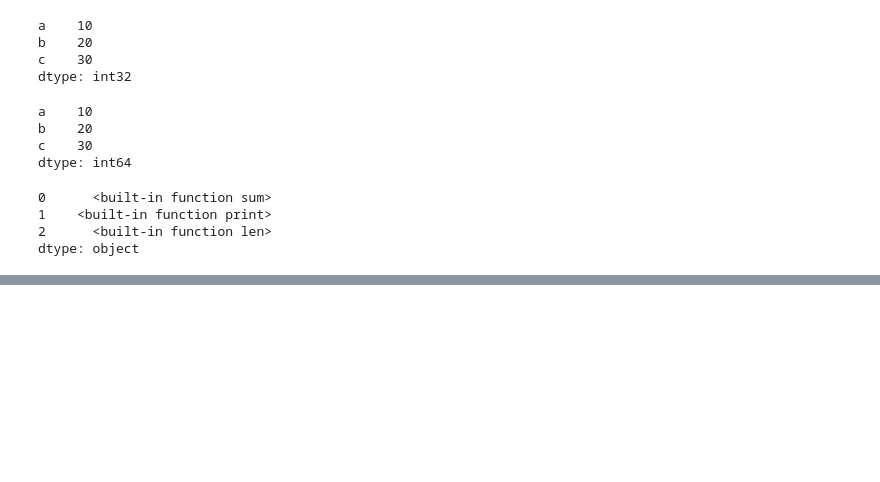
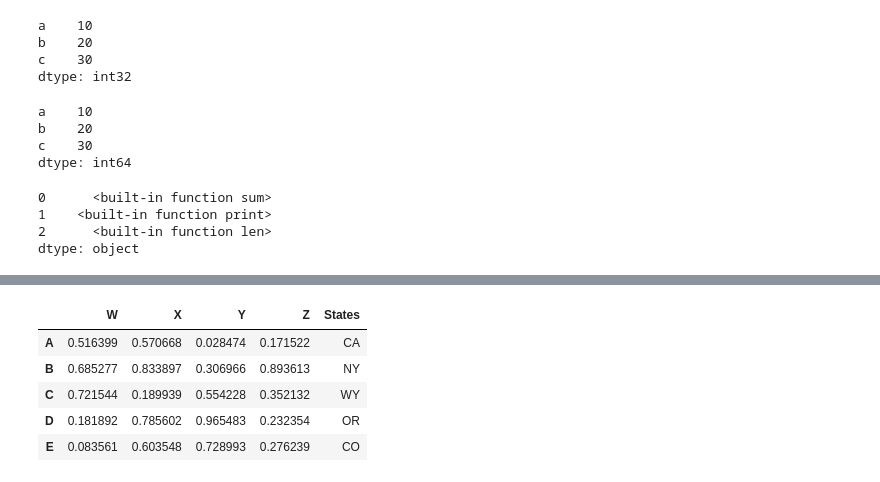
Before and after one commit to LorennMarque/Austral, a Jupyter notebook: Autodidacta/python4ds/pandas.ipynb, the cells around one changed output, grey strips where cells are left out. Drawn from its saved outputs; the diff is of its cells as text; code cells hidden in the pictures; blank space fills up the shorter version.

```diff
--- a/Autodidacta/python4ds/pandas.ipynb
+++ b/Autodidacta/python4ds/pandas.ipynb
@@ -68,0 +322,13 @@ dtype: object
+# %%
+newind = ' CA NY WY OR CO'.split()
+# %%
+df['States'] = newind
+# %%
+df
+# %% [output]
+|  | W | X | Y | Z | States |
+| A | 0.516399 | 0.570668 | 0.028474 | 0.171522 | CA |
+| B | 0.685277 | 0.833897 | 0.306966 | 0.893613 | NY |
+| C | 0.721544 | 0.189939 | 0.554228 | 0.352132 | WY |
+| D | 0.181892 | 0.785602 | 0.965483 | 0.232354 | OR |
+| E | 0.083561 | 0.603548 | 0.728993 | 0.276239 | CO |
```
Also changed, not shown: parts of 69 cells of this notebook, 2 other files.
